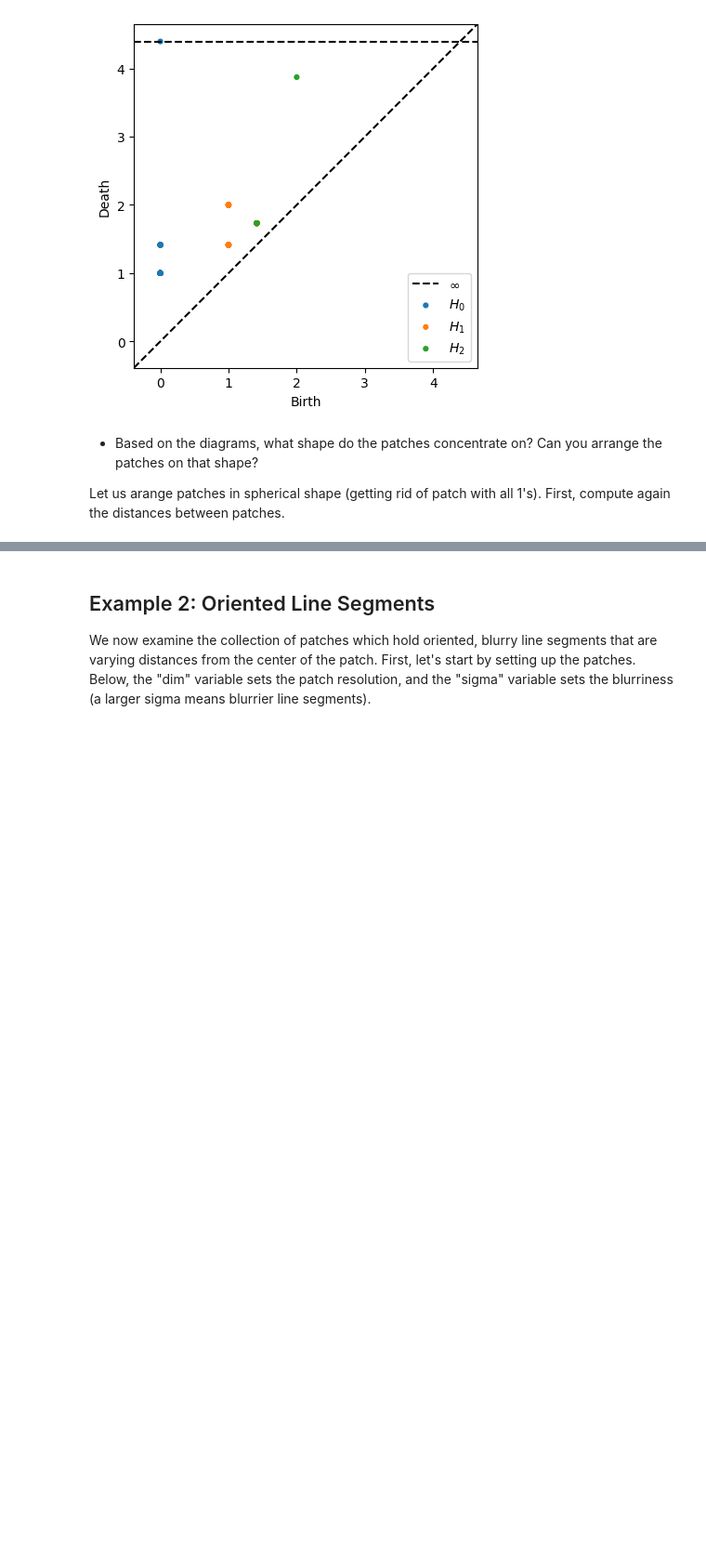
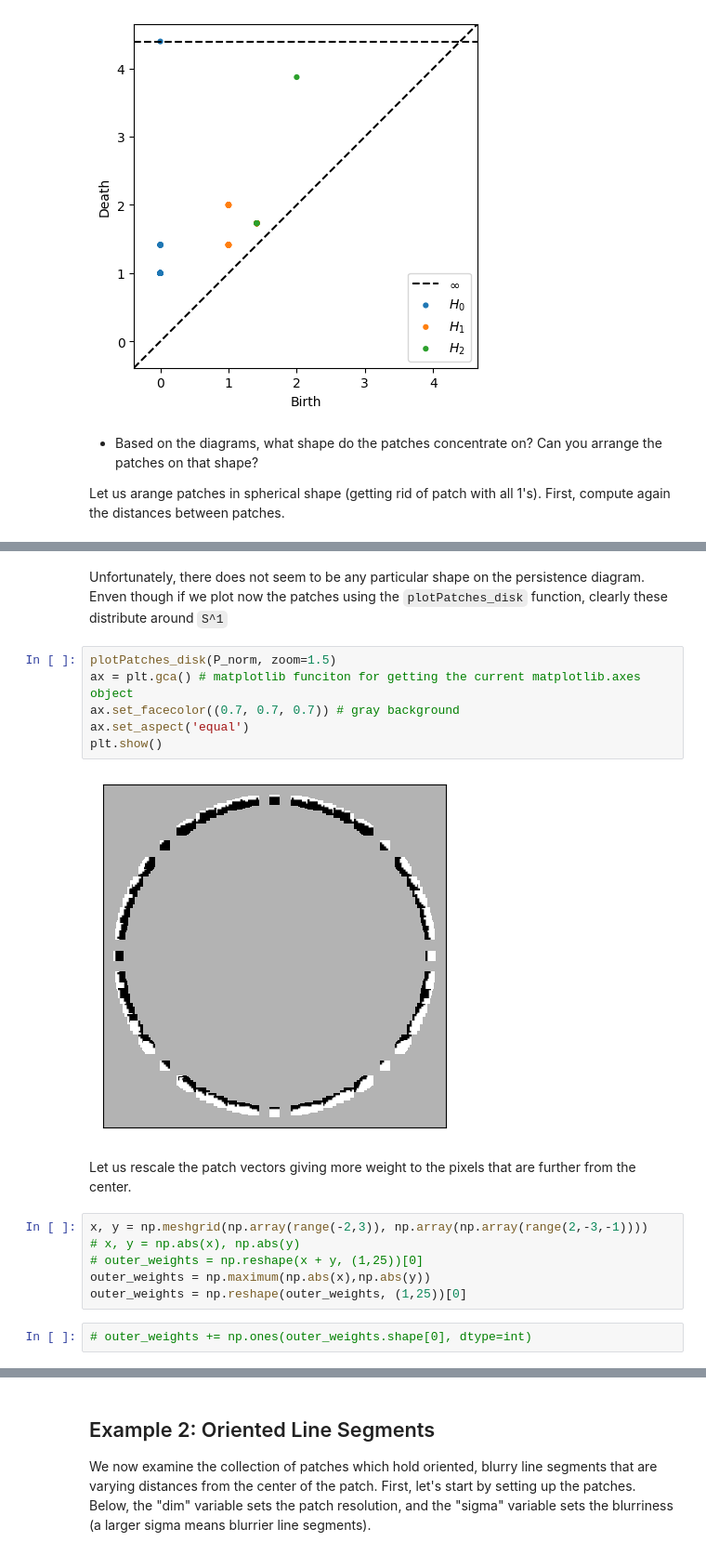
Before and after one commit to atorras1618/Miscellaneous-TDA-notebooks, a Jupyter notebook: Image_Patches.ipynb, the cells around one changed output, grey strips where cells are left out. Shown at 93% size. Cells and saved outputs as stored; diff of their text form; blank space fills up the shorter version.

```diff
--- a/Image_Patches.ipynb
+++ b/Image_Patches.ipynb
@@ -306,0 +249,20 @@ Let us now normalize and do as suggested.
+# %% [markdown]
+Unfortunately, there does not seem to be any particular shape on the persistence diagram. Enven though if we plot now the patches using the `plotPatches_disk` function, clearly these distribute around `S^1`
+# %%
+plotPatches_disk(P_norm, zoom=1.5)
+ax = plt.gca() # matplotlib funciton for getting the current matplotlib.axes object
+ax.set_facecolor((0.7, 0.7, 0.7)) # gray background
+ax.set_aspect('equal')
+plt.show()
+# %% [output]
+[figure, added]
+# %% [markdown]
+Let us rescale the patch vectors giving more weight to the pixels that are further from the center.
+# %%
+x, y = np.meshgrid(np.array(range(-2,3)), np.array(np.array(range(2,-3,-1))))
+# x, y = np.abs(x), np.abs(y)
+# outer_weights = np.reshape(x + y, (1,25))[0]
+outer_weights = np.maximum(np.abs(x),np.abs(y))
+outer_weights = np.reshape(outer_weights, (1,25))[0]
+# %%
+# outer_weights += np.ones(outer_weights.shape[0], dtype=int)
```
Also changed, not shown: parts of 27 cells of this notebook.
